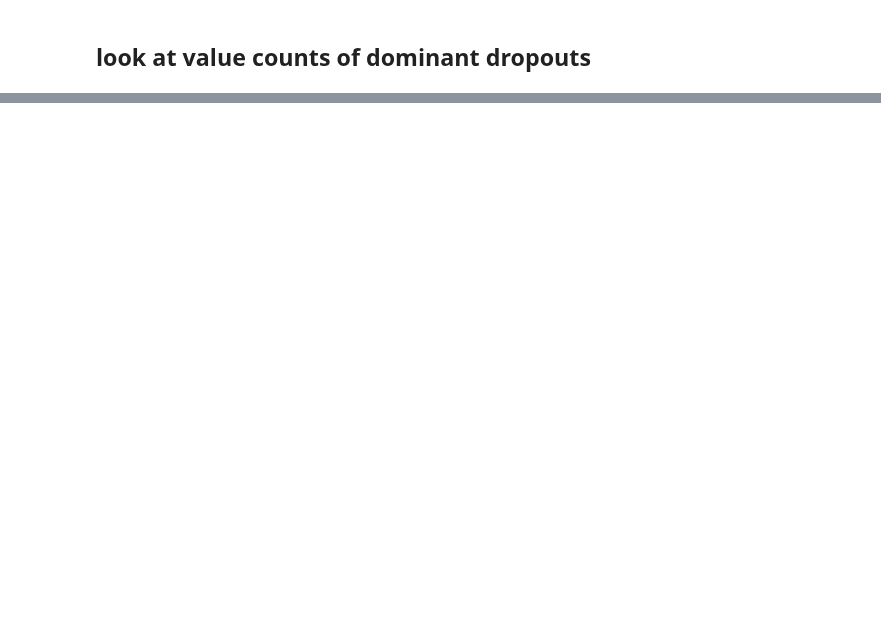
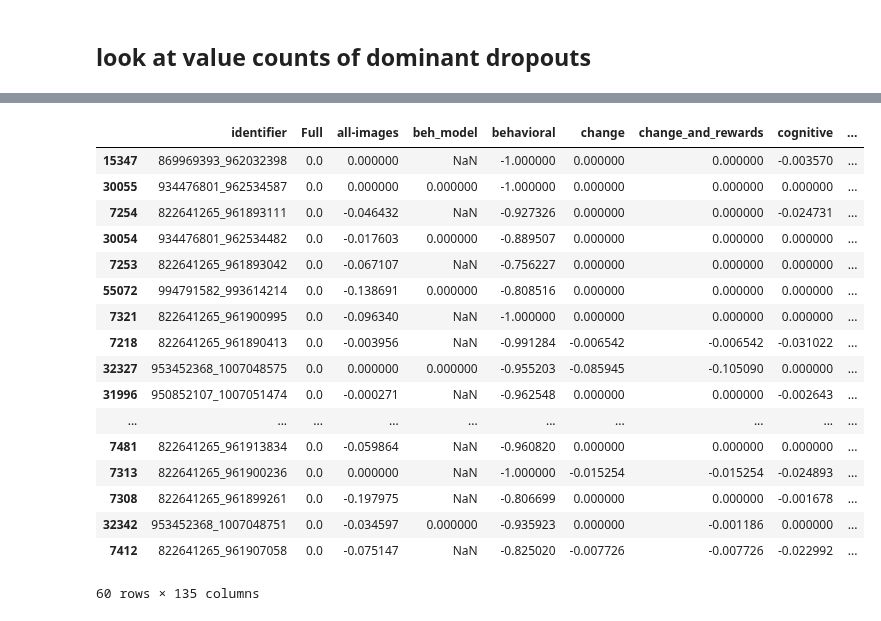
Before and after one commit to AllenInstitute/visual_behavior_glm, a Jupyter notebook: notebooks/2020.09.24_dominant_dropout_exploration.ipynb, the cells around one changed output, grey strips where cells are left out. Saved outputs shown, nothing was run; the diff lists cells and outputs as text; code cells hidden in the pictures; blank space fills up the shorter version.

```diff
--- a/notebooks/2020.09.24_dominant_dropout_exploration.ipynb
+++ b/notebooks/2020.09.24_dominant_dropout_exploration.ipynb
@@ -123 +119,22 @@ filepath = '/allen/programs/braintv/workgroups/nc-ophys/visual_behavior/2020.09.
 rs_pivoted.to_csv(filepath, index=False)
+# %%
+rs_pivoted.query('equipment_name != "MESO.1"').sort_values(by='face_motion_energy', ascending=True).head(60) #[['identifier','beh_model','face_motion_energy','pupil']]
+# %% [output]
+|  | identifier | Full | all-images | beh_model | behavioral | change | change_and_rewards | cognitive | ... |
+| 15347 | 869969393_962032398 | 0.0 | 0.000000 | NaN | -1.000000 | 0.000000 | 0.000000 | -0.003570 | ... |
+| 30055 | 934476801_962534587 | 0.0 | 0.000000 | 0.000000 | -1.000000 | 0.000000 | 0.000000 | 0.000000 | ... |
+| 7254 | 822641265_961893111 | 0.0 | -0.046432 | NaN | -0.927326 | 0.000000 | 0.000000 | -0.024731 | ... |
+| 30054 | 934476801_962534482 | 0.0 | -0.017603 | 0.000000 | -0.889507 | 0.000000 | 0.000000 | 0.000000 | ... |
+| 7253 | 822641265_961893042 | 0.0 | -0.067107 | NaN | -0.756227 | 0.000000 | 0.000000 | 0.000000 | ... |
+| 55072 | 994791582_993614214 | 0.0 | -0.138691 | 0.000000 | -0.808516 | 0.000000 | 0.000000 | 0.000000 | ... |
+| 7321 | 822641265_961900995 | 0.0 | -0.096340 | NaN | -1.000000 | 0.000000 | 0.000000 | 0.000000 | ... |
+| 7218 | 822641265_961890413 | 0.0 | -0.003956 | NaN | -0.991284 | -0.006542 | -0.006542 | -0.031022 | ... |
+| 32327 | 953452368_1007048575 | 0.0 | 0.000000 | 0.000000 | -0.955203 | -0.085945 | -0.105090 | 0.000000 | ... |
+| 31996 | 950852107_1007051474 | 0.0 | -0.000271 | NaN | -0.962548 | 0.000000 | 0.000000 | -0.002643 | ... |
+| ... | ... | ... | ... | ... | ... | ... | ... | ... | ... |
+| 7481 | 822641265_961913834 | 0.0 | -0.059864 | NaN | -0.960820 | 0.000000 | 0.000000 | 0.000000 | ... |
+| 7313 | 822641265_961900236 | 0.0 | 0.000000 | NaN | -1.000000 | -0.015254 | -0.015254 | -0.024893 | ... |
+| 7308 | 822641265_961899261 | 0.0 | -0.197975 | NaN | -0.806699 | 0.000000 | 0.000000 | -0.001678 | ... |
+| 32342 | 953452368_1007048751 | 0.0 | -0.034597 | 0.000000 | -0.935923 | 0.000000 | -0.001186 | 0.000000 | ... |
+| 7412 | 822641265_961907058 | 0.0 | -0.075147 | NaN | -0.825020 | -0.007726 | -0.007726 | -0.022992 | ... |
+60 rows × 135 columns
```
Also changed, not shown: parts of 12 cells of this notebook, 6 other files.
